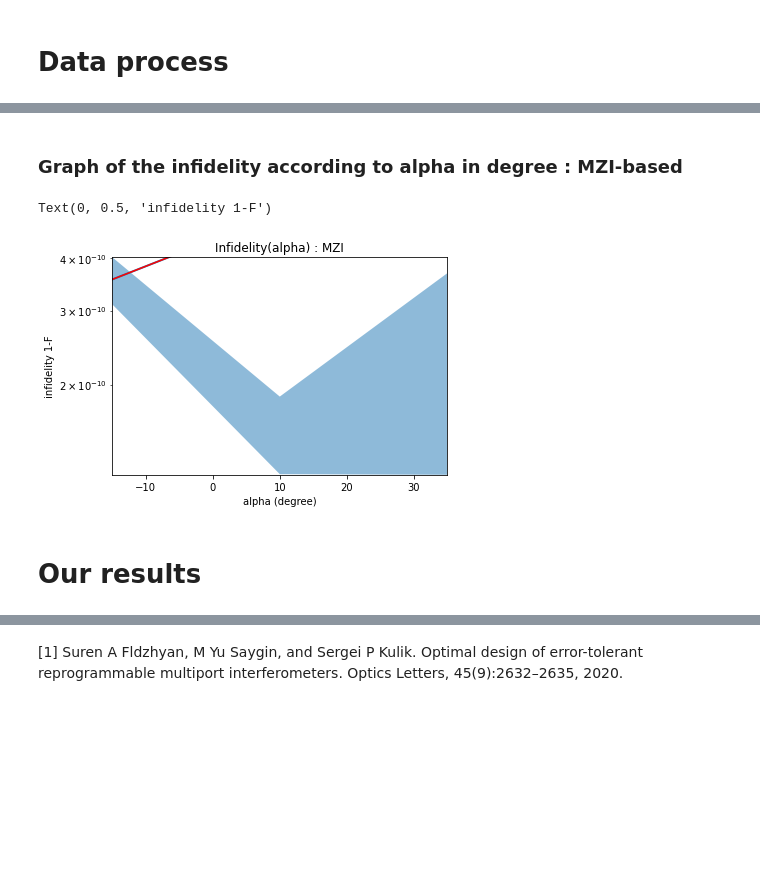
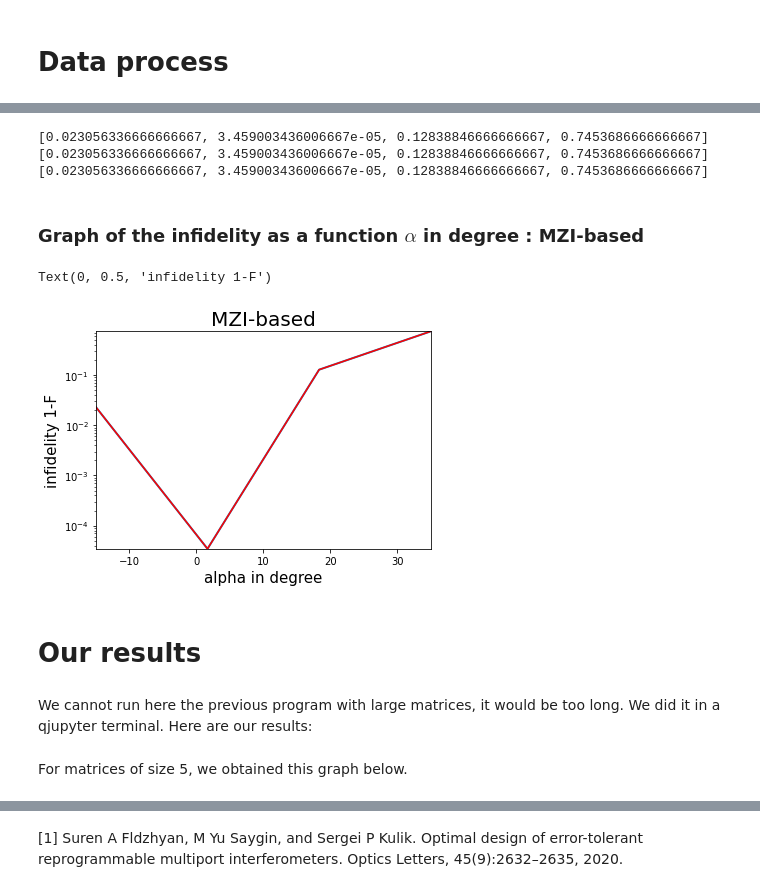
Before and after one commit to Quandela/Perceval, a Jupyter notebook: docs/source/notebooks/BS-based implementation.ipynb, the cells around one changed output, grey strips where cells are left out. Drawn from its saved outputs; the diff is of its cells as text; code cells hidden in the pictures; blank space fills up the shorter version.

Commit message:
BS-based implementation notebook

```diff
--- a/docs/source/notebooks/BS-based implementation.ipynb
+++ b/docs/source/notebooks/BS-based implementation.ipynb
@@ -251,11 +295,11 @@ n_angles = (abs(angle_min)+abs(angle_max))/angle_step
 
 def discovery_unitary(index_unitary):
     np.random.seed(int(10000*time.time()+os.getpid()) & 0xffffffff)
-    U0 = pcvl.Matrix.random_unitary(N)
+    U_interf = pcvl.Matrix.random_unitary(N)
     l_infidelities = []
     M=angle_min + math.ceil((angle_max-angle_min)/angle_step)*angle_step + 1
-    for alpha in tqdm_notebook(range(angle_min,M,angle_step), desc = "Angle progress bar unitary {}".format(index_unitary+1)):
-        l_infidelities.append(calculate_angle(index_unitary, U0, alpha))
+    for alpha in tqdm_notebook(range(angle_min,M,angle_step), desc = "Angle progress bar unitary {}".format(index_unitary+1),leave=False):
+        l_infidelities.append(calculate_angle(index_unitary, U_interf, alpha))
     return l_infidelities
 
 try:
@@ -306,36 +344,51 @@ for y in range (len(file[0])):
+# %%
+Lmin=[]
+Lmax=[]
+Laverage=[]
+
+for i in range(A.shape[1]):
+    Langle = A[:,i]
+    Laverage.append(np.average(Langle))
+    Langle.sort()
+    Lmin.append(np.average(Langle[0:10]))
+    Lmax.append(np.average(Langle[-10:]))
+
+print(Laverage)
+print(Lmin)
+print(Lmax)
+# %% [output]
+[0.023056336666666667, 3.459003436006667e-05, 0.12838846666666667, 0.7453686666666667]
+[0.023056336666666667, 3.459003436006667e-05, 0.12838846666666667, 0.7453686666666667]
+[0.023056336666666667, 3.459003436006667e-05, 0.12838846666666667, 0.7453686666666667]
 # %% [markdown]
-### Graph of the infidelity according to alpha in degree : MZI-based
+### Graph of the infidelity as a function $\alpha$ in degree : MZI-based
 # %%
 import numpy as np
 import matplotlib.pyplot as plt
 
 #data
-x = np.linspace(-15, 35, len(avrg))
-Lmin=[min(l) for l in final_file]
-Lmax=[max(l) for l in final_file]
+x = np.linspace(-15, 35, len(Laverage))
 
-#plot
-"""
-plt.plot(x,moy,'r')
-plt.plot(x,Lmin,'b--')
-plt.plot(x,Lmax,'y--')
-"""
 fig, ax = plt.subplots()
 
 ax.fill_between(x, Lmin, Lmax,alpha=.5,linewidth=0)
-ax.plot(x,avrg,linewidth=2)
+ax.plot(x,Laverage,linewidth=2)
 
-ax.set(xlim=(-15, 35),
-       ylim=(min(Lmin), max(Lmax)))
+ax.set(xlim=(-15, 35),ylim=(min(Lmin), max(Lmax)))
 ax.set_yscale('log')
 
 
-plt.plot(x,avrg,'r')
-plt.title("Infidelity(alpha) : MZI")
-plt.xlabel('alpha (degree)')
-plt.ylabel('infidelity 1-F')
+plt.plot(x,Laverage,'r')
+plt.title('MZI-based', fontsize=20)
+plt.xlabel('alpha in degree', fontsize=15)
+plt.ylabel('infidelity 1-F',fontsize=15)
 # %% [output]
 Text(0, 0.5, 'infidelity 1-F')
-[figure, old version]
+[figure, new version]
 # %% [markdown]
 # Our results
+# %% [markdown]
+We cannot run here the previous program with large matrices, it would be too long. We did it in a qjupyter terminal.
+Here are our results:
+# %% [markdown]
+For matrices of size 5, we obtained this graph below.
```
Also changed, not shown: parts of 33 cells of this notebook.
